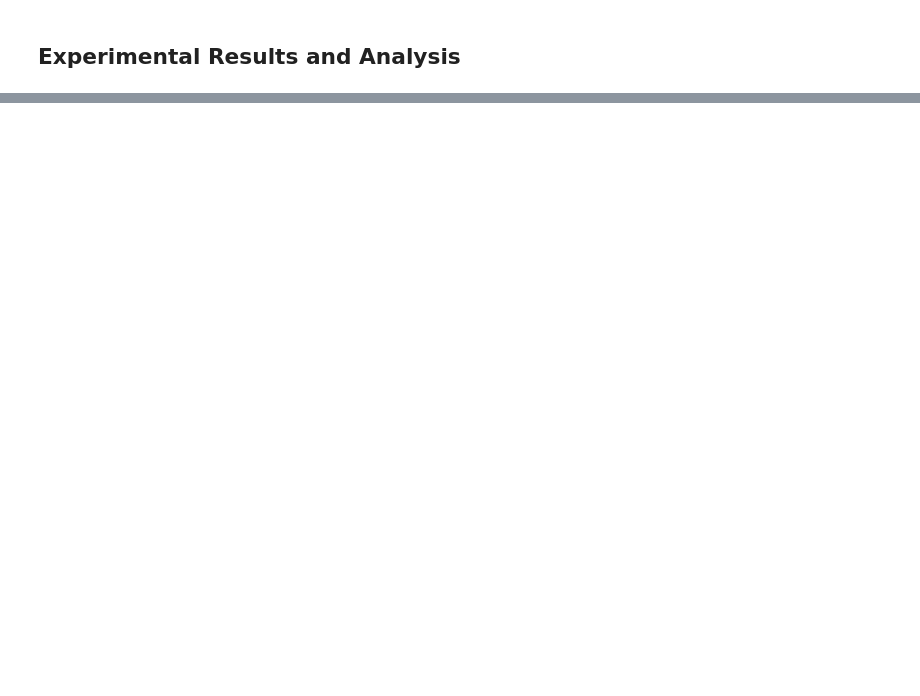
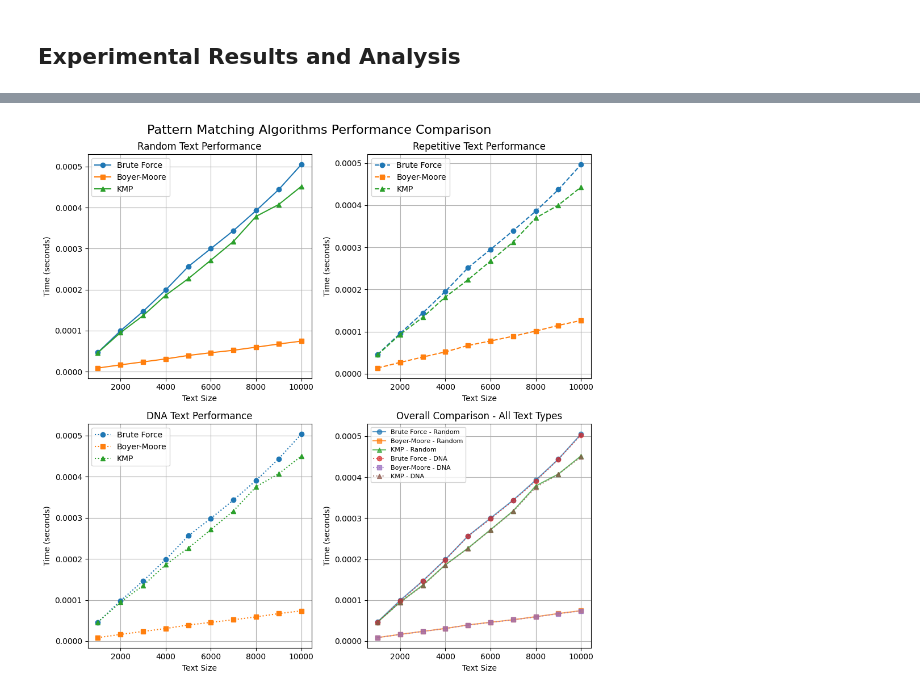
Before and after one commit to Rengeten1/Algorithms-and-Data-Structures, a Jupyter notebook: report/PatternMatchingReport.ipynb, the cells around one changed output, grey strips where cells are left out. Cells and saved outputs as stored; diff of their text form; code cells hidden in the pictures; blank space fills up the shorter version.

```diff
--- a/report/PatternMatchingReport.ipynb
+++ b/report/PatternMatchingReport.ipynb
@@ -427,2 +547,56 @@ NameError: name 'patterns_random' is not defined
+# %%
+# Create subplots for better visualization
+fig, axes = plt.subplots(2, 2, figsize=(10, 10))
+fig.suptitle('Pattern Matching Algorithms Performance Comparison', fontsize=16)
+
+# Plot 1: Random Text
+axes[0, 0].set_title('Random Text Performance')
+axes[0, 0].plot(text_sizes, runtime_brute_fake[0], label='Brute Force', marker='o', linestyle='-')
+axes[0, 0].plot(text_sizes, runtime_boyer_moore_fake[0], label='Boyer-Moore', marker='s', linestyle='-')
+axes[0, 0].plot(text_sizes, runtime_kmp_fake[0], label='KMP', marker='^', linestyle='-')
+axes[0, 0].set_xlabel('Text Size')
+axes[0, 0].set_ylabel('Time (seconds)')
+axes[0, 0].grid(True)
+axes[0, 0].legend()
+
+# Plot 2: Repetitive Text
+axes[0, 1].set_title('Repetitive Text Performance')
+axes[0, 1].plot(text_sizes, runtime_brute_fake[1], label='Brute Force', marker='o', linestyle='--')
+axes[0, 1].plot(text_sizes, runtime_boyer_moore_fake[1], label='Boyer-Moore', marker='s', linestyle='--')
+axes[0, 1].plot(text_sizes, runtime_kmp_fake[1], label='KMP', marker='^', linestyle='--')
+axes[0, 1].set_xlabel('Text Size')
+axes[0, 1].set_ylabel('Time (seconds)')
+axes[0, 1].grid(True)
+axes[0, 1].legend()
+
+# Plot 3: DNA Text
+axes[1, 0].set_title('DNA Text Performance')
+axes[1, 0].plot(text_sizes, runtime_brute_fake[2], label='Brute Force', marker='o', linestyle=':')
+axes[1, 0].plot(text_sizes, runtime_boyer_moore_fake[2], label='Boyer-Moore', marker='s', linestyle=':')
+axes[1, 0].plot(text_sizes, runtime_kmp_fake[2], label='KMP', marker='^', linestyle=':')
+axes[1, 0].set_xlabel('Text Size')
+axes[1, 0].set_ylabel('Time (seconds)')
+axes[1, 0].grid(True)
+axes[1, 0].legend()
+
+# Plot 4: Overall Comparison
+axes[1, 1].set_title('Overall Comparison - All Text Types')
+# Random text with solid lines
+axes[1, 1].plot(text_sizes, runtime_brute_fake[0], label='Brute Force - Random', marker='o', linestyle='-', alpha=0.7)
+axes[1, 1].plot(text_sizes, runtime_boyer_moore_fake[0], label='Boyer-Moore - Random', marker='s', linestyle='-', alpha=0.7)
+axes[1, 1].plot(text_sizes, runtime_kmp_fake[0], label='KMP - Random', marker='^', linestyle='-', alpha=0.7)
+# DNA text with dotted lines
+axes[1, 1].plot(text_sizes, runtime_brute_fake[2], label='Brute Force - DNA', marker='o', linestyle=':', alpha=0.7)
+axes[1, 1].plot(text_sizes, runtime_boyer_moore_fake[2], label='Boyer-Moore - DNA', marker='s', linestyle=':', alpha=0.7)
+axes[1, 1].plot(text_sizes, runtime_kmp_fake[2], label='KMP - DNA', marker='^', linestyle=':', alpha=0.7)
+axes[1, 1].set_xlabel('Text Size')
+axes[1, 1].set_ylabel('Time (seconds)')
+axes[1, 1].grid(True)
+axes[1, 1].legend(fontsize=8)
+
+plt.tight_layout()
+plt.show()
+# %% [output]
+[figure, added]
 # %% [markdown]
 # **Conclusion**
```
Also changed, not shown: parts of 15 cells of this notebook, 2 other files.
